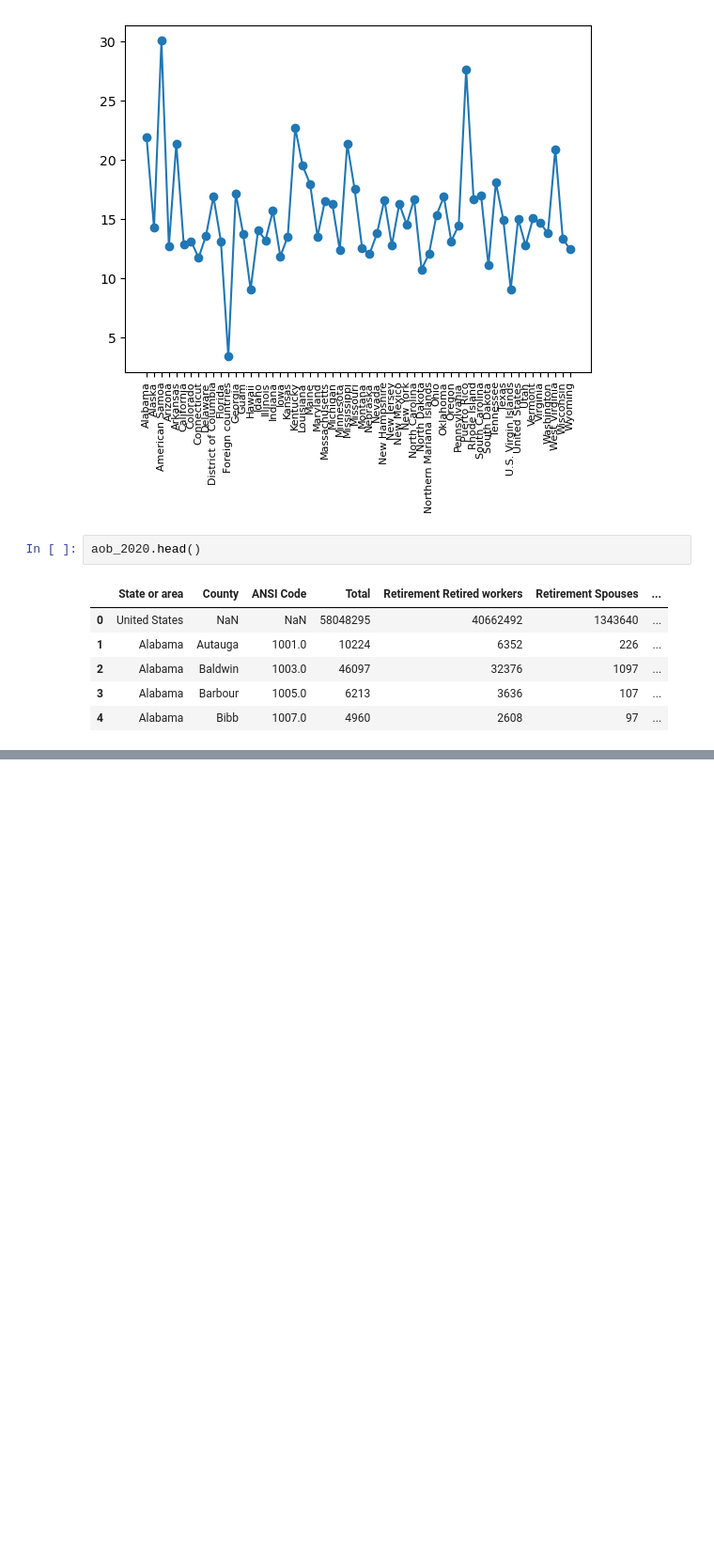
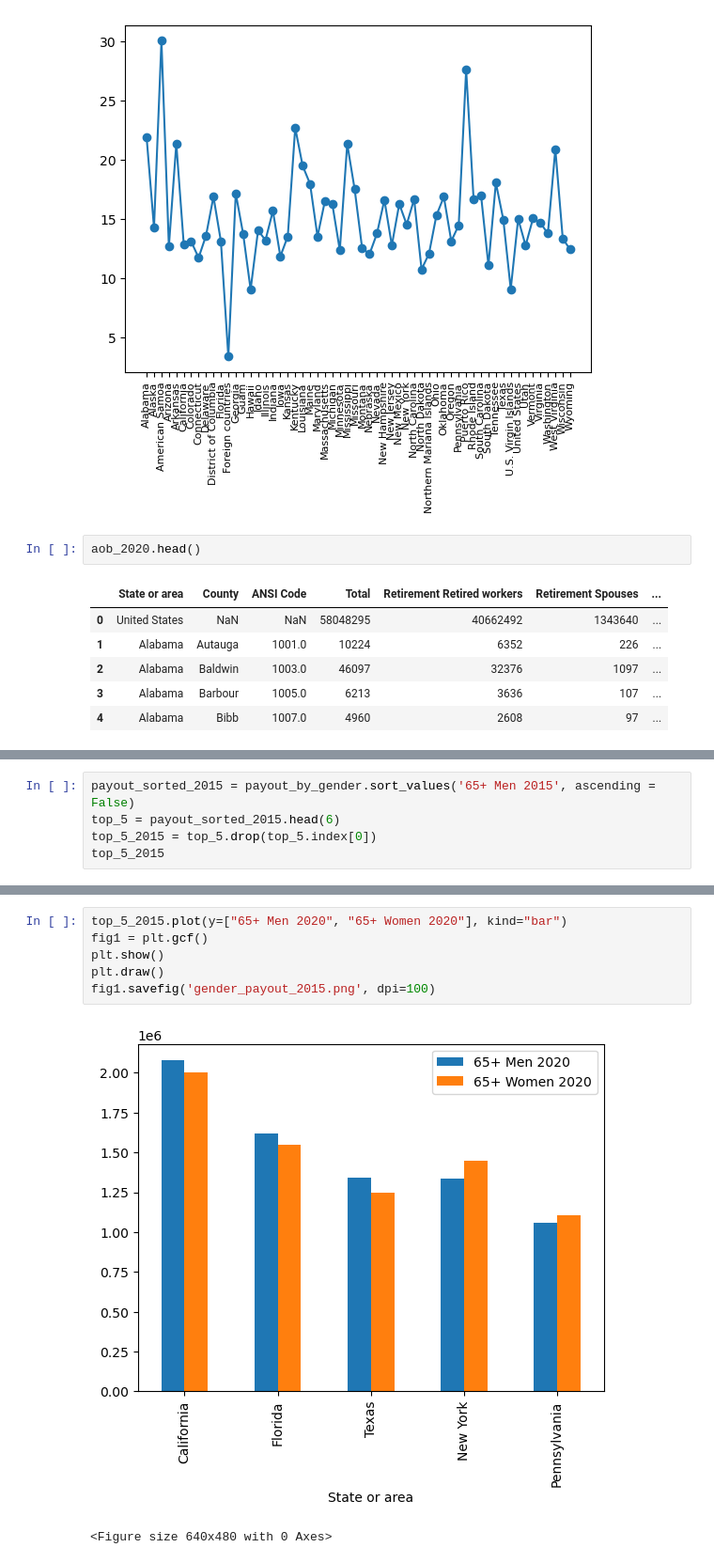
Before and after one commit to bernbr/group10_project1, a Jupyter notebook: project_ssa_category.ipynb, the cells around one changed output, grey strips where cells are left out. Shown at 94% size. Drawn from its saved outputs; the diff is of its cells as text; blank space fills up the shorter version.

```diff
--- a/project_ssa_category.ipynb
+++ b/project_ssa_category.ipynb
@@ -565,0 +579,5 @@ fig1.savefig('survivor_prct.png', dpi=100)
+# %%
+payout_sorted_2015 = payout_by_gender.sort_values('65+ Men 2015', ascending = False)
+top_5 = payout_sorted_2015.head(6)
+top_5_2015 = top_5.drop(top_5.index[0])
+top_5_2015
@@ -565,0 +616,9 @@ fig1.savefig('survivor_prct.png', dpi=100)
+# %%
+top_5_2015.plot(y=["65+ Men 2020", "65+ Women 2020"], kind="bar")
+fig1 = plt.gcf()
+plt.show()
+plt.draw()
+fig1.savefig('gender_payout_2015.png', dpi=100)
+# %% [output]
+[figure, added]
+<Figure size 640x480 with 0 Axes>
```
Also changed, not shown: parts of 34 cells of this notebook, 2 other files.
